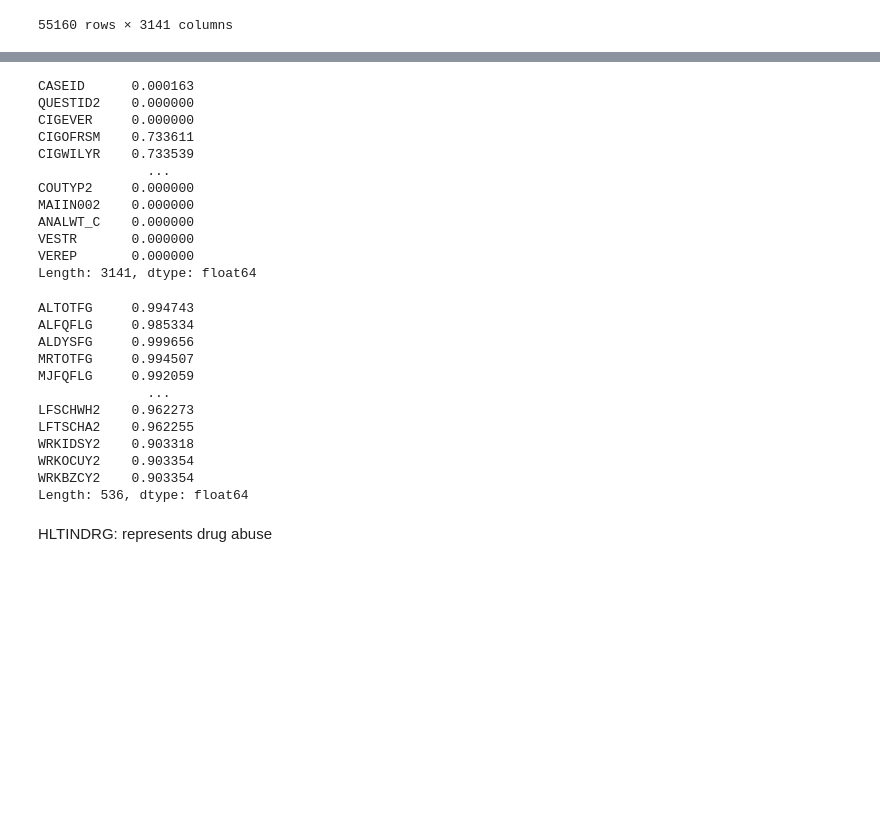
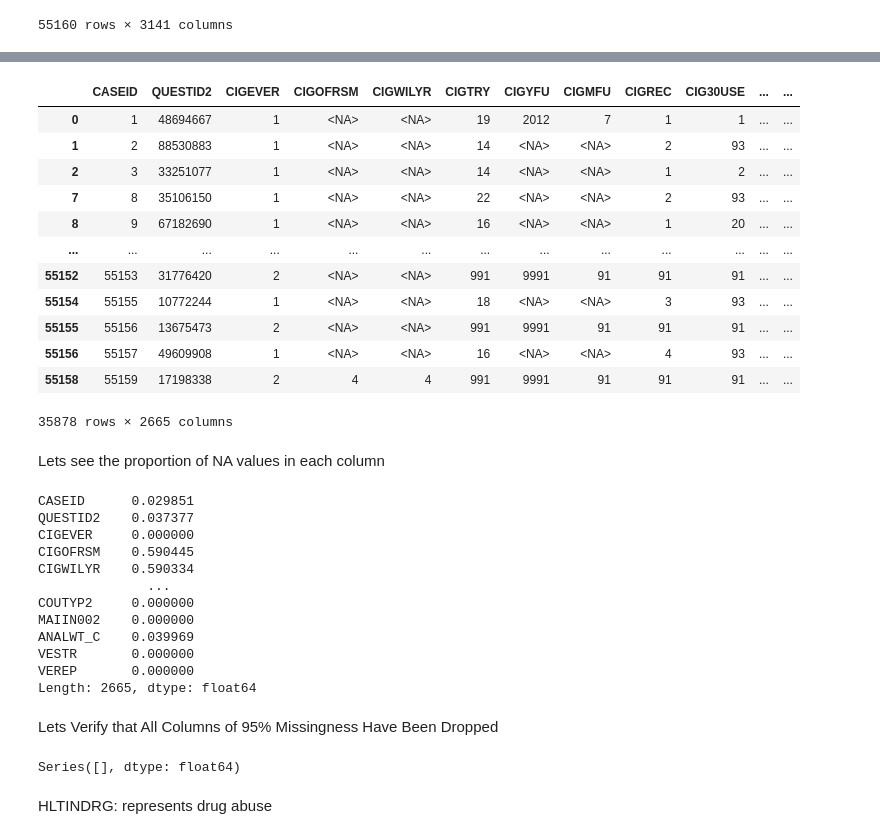
Before and after one commit to natdosan/Deloitte-Case-Study, a Jupyter notebook: code/DataCleaning copy.ipynb, the cells around one changed output, grey strips where cells are left out. Cells and saved outputs as stored; diff of their text form; code cells hidden in the pictures; blank space fills up the shorter version.

```diff
--- a/code/DataCleaning copy.ipynb
+++ b/code/DataCleaning copy.ipynb
@@ -65,35 +64,46 @@ df
 35878 rows × 3141 columns
+# %%
+df_subset = df.loc[:, df.isna().mean() < 0.95]
+df_subset
+# %% [output]
+|  | CASEID | QUESTID2 | CIGEVER | CIGOFRSM | CIGWILYR | CIGTRY | CIGYFU | CIGMFU | CIGREC | CIG30USE | ... | ... |
+| 0 | 1 | 48694667 | 1 | <NA> | <NA> | 19 | 2012 | 7 | 1 | 1 | ... | ... |
+| 1 | 2 | 88530883 | 1 | <NA> | <NA> | 14 | <NA> | <NA> | 2 | 93 | ... | ... |
+| 2 | 3 | 33251077 | 1 | <NA> | <NA> | 14 | <NA> | <NA> | 1 | 2 | ... | ... |
+| 7 | 8 | 35106150 | 1 | <NA> | <NA> | 22 | <NA> | <NA> | 2 | 93 | ... | ... |
+| 8 | 9 | 67182690 | 1 | <NA> | <NA> | 16 | <NA> | <NA> | 1 | 20 | ... | ... |
+| ... | ... | ... | ... | ... | ... | ... | ... | ... | ... | ... | ... | ... |
+| 55152 | 55153 | 31776420 | 2 | <NA> | <NA> | 991 | 9991 | 91 | 91 | 91 | ... | ... |
+| 55154 | 55155 | 10772244 | 1 | <NA> | <NA> | 18 | <NA> | <NA> | 3 | 93 | ... | ... |
+| 55155 | 55156 | 13675473 | 2 | <NA> | <NA> | 991 | 9991 | 91 | 91 | 91 | ... | ... |
+| 55156 | 55157 | 49609908 | 1 | <NA> | <NA> | 16 | <NA> | <NA> | 4 | 93 | ... | ... |
+| 55158 | 55159 | 17198338 | 2 | 4 | 4 | 991 | 9991 | 91 | 91 | 91 | ... | ... |
+35878 rows × 2665 columns
+# %% [markdown]
+Lets see the proportion of NA values in each column
 # %%
-columns_nas = df.isna().sum()/df.shape[0]
+columns_nas = df_subset.isna().sum()/df_subset.shape[0]
 columns_nas
 # %% [output]
-CASEID      0.000163
-QUESTID2    0.000000
+CASEID      0.029851
+QUESTID2    0.037377
 CIGEVER     0.000000
-CIGOFRSM    0.733611
-CIGWILYR    0.733539
+CIGOFRSM    0.590445
+CIGWILYR    0.590334
               ...
 COUTYP2     0.000000
 MAIIN002    0.000000
-ANALWT_C    0.000000
+ANALWT_C    0.039969
 VESTR       0.000000
 VEREP       0.000000
-Length: 3141, dtype: float64
+Length: 2665, dtype: float64
+# %% [markdown]
+Lets Verify that All Columns of 95% Missingness Have Been Dropped
 # %%
-columns_nas[columns_nas > 0.9]
+columns_nas95 = columns_nas[columns_nas > 0.95]
+columns_nas95
 # %% [output]
-ALTOTFG     0.994743
-ALFQFLG     0.985334
-ALDYSFG     0.999656
-MRTOTFG     0.994507
-MJFQFLG     0.992059
-              ...
-LFSCHWH2    0.962273
-LFTSCHA2    0.962255
-WRKIDSY2    0.903318
-WRKOCUY2    0.903354
-WRKBZCY2    0.903354
-Length: 536, dtype: float64
+Series([], dtype: float64)
 # %% [markdown]
 HLTINDRG: represents drug abuse
 # %%
```
Also changed, not shown: parts of 5 cells of this notebook.
